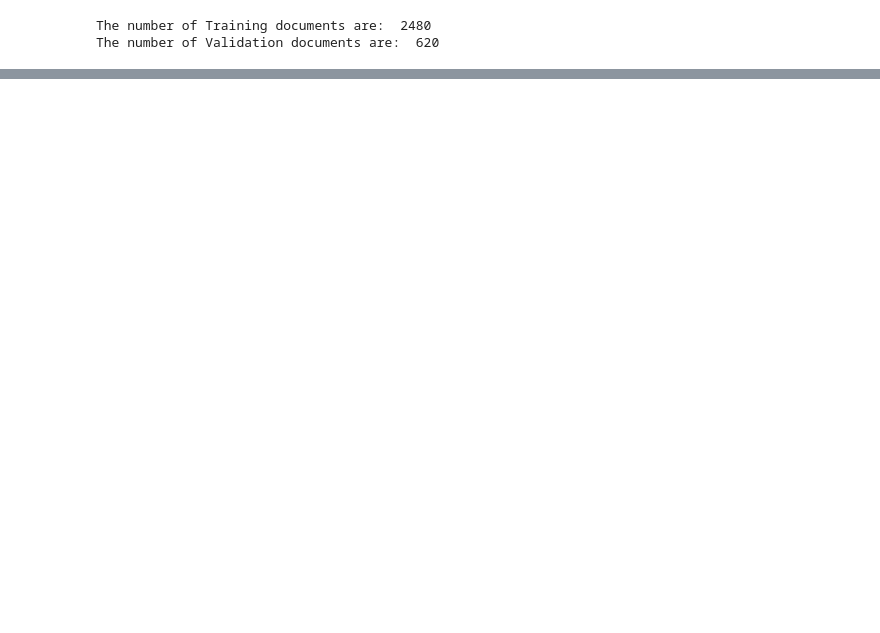
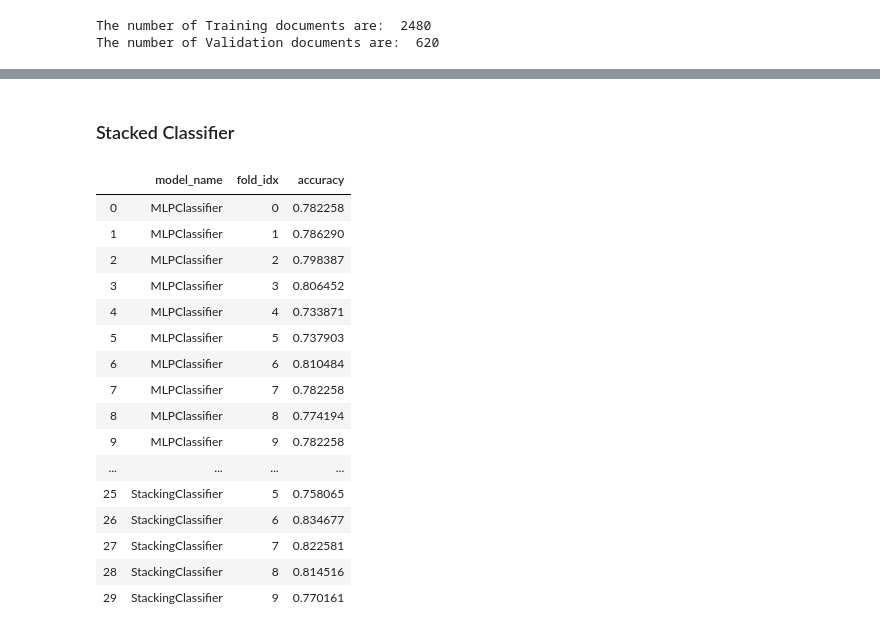
Before and after one commit to DataGen64/AP2-ADA, a Jupyter notebook: DataAnalysis-Assignment2.ipynb, the cells around one changed output, grey strips where cells are left out. Drawn from its saved outputs; the diff is of its cells as text; code cells hidden in the pictures; blank space fills up the shorter version.

Commit message:
Stacked class

```diff
--- a/DataAnalysis-Assignment2.ipynb
+++ b/DataAnalysis-Assignment2.ipynb
@@ -217,0 +588,17 @@ MCC:0.5330969469086221
+# %%
+#Measure performance on validation data
+mlp_classifier.fit(x_train_w2vec, y_train_w2vec)
+print(model_name)
+# Do the prediction
+y_predict_w2vec=mlp_classifier.predict(x_valid_w2vec)
+print(confusion_matrix(y_valid_w2vec,y_predict_w2vec))
+recall=recall_score(y_valid_w2vec,y_predict_w2vec,average='macro')
+precision=precision_score(y_valid_w2vec,y_predict_w2vec,average='macro')
+f1score=f1_score(y_valid_w2vec,y_predict_w2vec,average='macro')
+accuracy=accuracy_score(y_valid_w2vec,y_predict_w2vec)
+matthews = matthews_corrcoef(y_valid_w2vec,y_predict_w2vec)
+print('Accuracy: '+ str(accuracy))
+print('Macro Precision: '+ str(precision))
+print('Macro Recall: '+ str(recall))
+print('Macro F1 score:'+ str(f1score))
+print('MCC:'+ str(matthews))
@@ -217,0 +614,42 @@ MCC:0.5330969469086221
+# %% [markdown]
+### Stacked Classifier
+# %%
+clf1 = SVC(C=1.0, kernel='rbf', degree=3, gamma='auto')
+clf2 = RandomForestClassifier(max_depth=5, random_state=0)
+clf3 = MLPClassifier(random_state=1, max_iter=300,  solver='adam',  activation='relu', hidden_layer_sizes=(126, ), learning_rate_init=0.001)
+lr = LogisticRegression()
+
+
+base_learners = [
+                    ('clf1', SVC(C=1.0, kernel='rbf', degree=3, gamma='auto')),
+#                     ('clf2', RandomForestClassifier(max_depth=5, random_state=0)),
+                    ('clf3', MLPClassifier(random_state=1, max_iter=300,  solver='adam',  activation='relu', hidden_layer_sizes=(126, ), learning_rate_init=0.001))
+                ]
+
+sclf = StackingClassifier(estimators=base_learners, final_estimator=LogisticRegression())
+
+model_name = sclf.__class__.__name__
+accuracies = cross_val_score(sclf, x_train_w2vec, y_train_w2vec, scoring='accuracy', cv=CV)
+for fold_idx, accuracy in enumerate(accuracies):
+    entries.append((model_name, fold_idx, accuracy))
+cv_df = pd.DataFrame(entries, columns=['model_name', 'fold_idx', 'accuracy'])
+
+cv_df
+# %% [output]
+|  | model_name | fold_idx | accuracy |
+| 0 | MLPClassifier | 0 | 0.782258 |
+| 1 | MLPClassifier | 1 | 0.786290 |
+| 2 | MLPClassifier | 2 | 0.798387 |
+| 3 | MLPClassifier | 3 | 0.806452 |
+| 4 | MLPClassifier | 4 | 0.733871 |
+| 5 | MLPClassifier | 5 | 0.737903 |
+| 6 | MLPClassifier | 6 | 0.810484 |
+| 7 | MLPClassifier | 7 | 0.782258 |
+| 8 | MLPClassifier | 8 | 0.774194 |
+| 9 | MLPClassifier | 9 | 0.782258 |
+| ... | ... | ... | ... |
+| 25 | StackingClassifier | 5 | 0.758065 |
+| 26 | StackingClassifier | 6 | 0.834677 |
+| 27 | StackingClassifier | 7 | 0.822581 |
+| 28 | StackingClassifier | 8 | 0.814516 |
+| 29 | StackingClassifier | 9 | 0.770161 |
```
Also changed, not shown: parts of 52 cells of this notebook.
